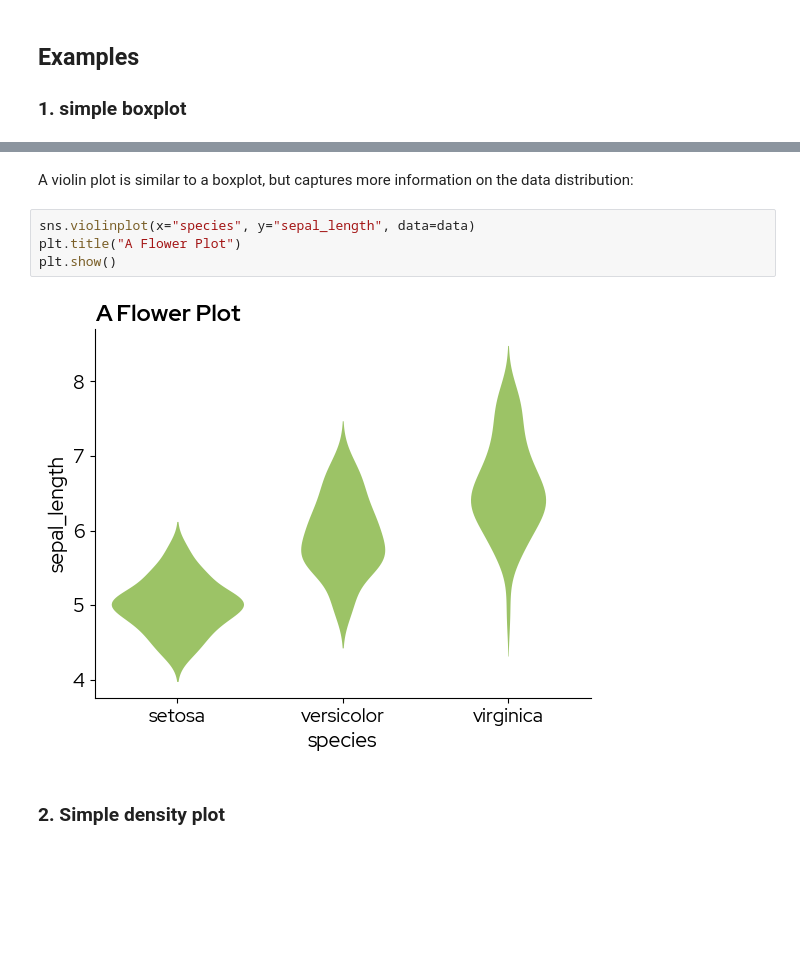
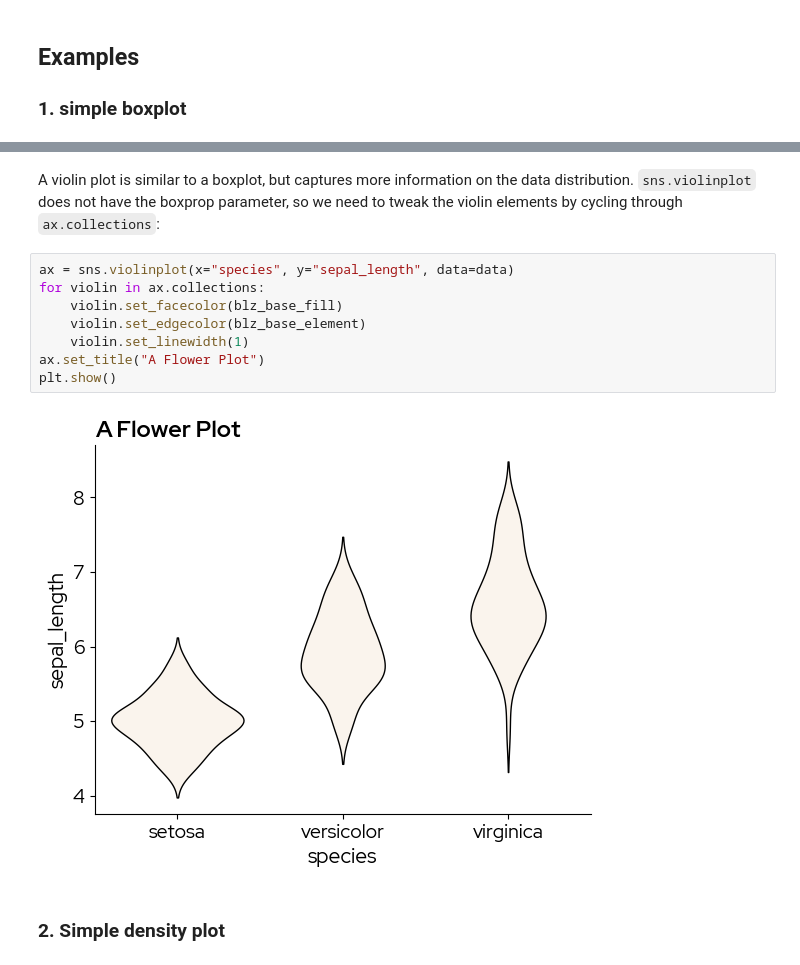
Before and after one commit to lizard-bio/nature-grade-visualization-playground, a Jupyter notebook: BioLizardStylePython/docs/example.ipynb, the cells around one changed output, grey strips where cells are left out. Drawn from its saved outputs; the diff is of its cells as text; blank space fills up the shorter version.

```diff
--- a/BioLizardStylePython/docs/example.ipynb
+++ b/BioLizardStylePython/docs/example.ipynb
@@ -358,11 +403,15 @@ plt.show()
 # %% [markdown]
-A violin plot is similar to a boxplot, but captures more information on the data distribution:
+A violin plot is similar to a boxplot, but captures more information on the data distribution. `sns.violinplot` does not have the boxprop parameter, so we need to tweak the violin elements by cycling through `ax.collections`:
 # %%
-sns.violinplot(x="species", y="sepal_length", data=data)
-plt.title("A Flower Plot")
+ax = sns.violinplot(x="species", y="sepal_length", data=data)
+for violin in ax.collections:
+    violin.set_facecolor(blz_base_fill)
+    violin.set_edgecolor(blz_base_element)
+    violin.set_linewidth(1)
+ax.set_title("A Flower Plot")
 plt.show()
 # %% [output]
-[figure, old version]
+[figure, new version]
 # %% [markdown]
 ### 2. Simple density plot
 # %%
```
Also changed, not shown: parts of 30 cells of this notebook, 6 other files.
